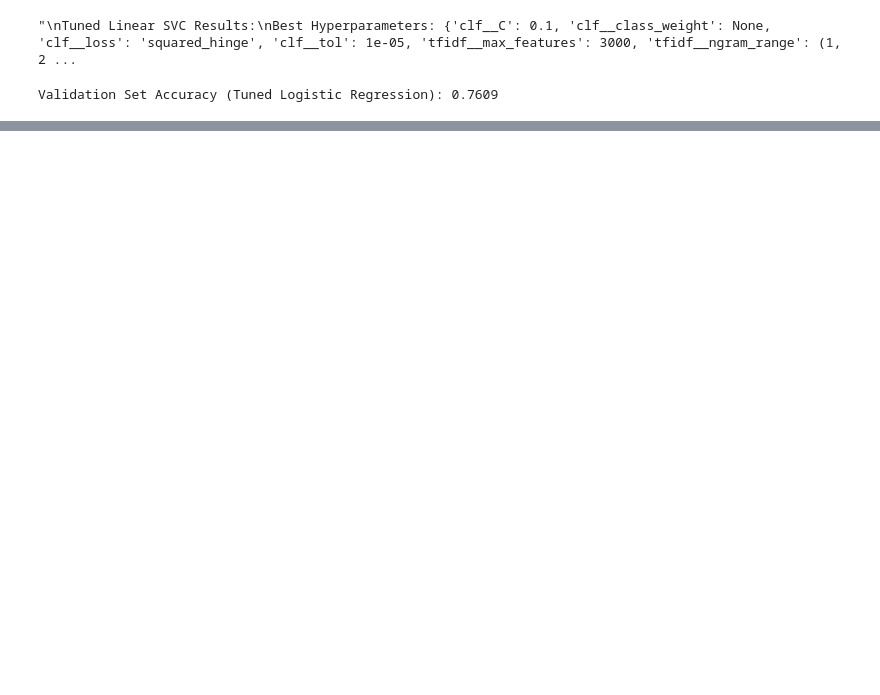
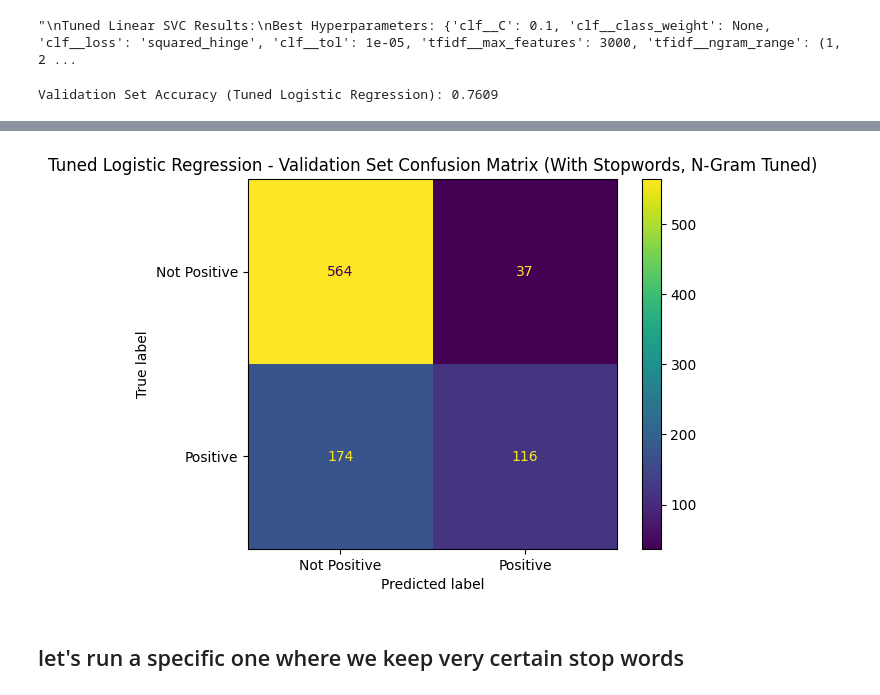
Before and after one commit to AndrewReusche/NLP_Sentiment_Analysis, a Jupyter notebook: data_exploratory_2.ipynb, the cells around one changed output, grey strips where cells are left out. Saved outputs shown, nothing was run; the diff lists cells and outputs as text; code cells hidden in the pictures; blank space fills up the shorter version.

Commit message:
finished tuning models and tuning preprocessing

```diff
--- a/data_exploratory_2.ipynb
+++ b/data_exploratory_2.ipynb
@@ -1683,0 +1610,20 @@ plt.show()
+# %%
+#set x and y
+X2= rel_raw_df['tweet_lem_wstop']
+y2= rel_raw_df['sentiment']
+
+#i want 80% training data, 10% validation data, and 10% test data
+
+#Train split (remain is the remaining data)
+X_train2, X_remain2, y_train2, y_remain2= train_test_split(X2, y2,
+                                                   test_size= 0.2,
+                                                   random_state= 24)
+
+#Val test split
+X_val2, X_test2, y_val2, y_test2= train_test_split(X_remain2, y_remain2,
+                                               test_size= 0.5,
+                                               random_state= 24)
+
+X_train_str2 = X_train2.apply(' '.join)
+X_val_str2 = X_val2.apply(' '.join)
+X_test_str2 = X_test2.apply(' '.join)
@@ -1683,0 +1699,53 @@ plt.show()
+# %%
+# Define the pipeline with tuned Logistic Regression
+pipeline_lr = Pipeline([
+    ('tfidf', TfidfVectorizer()),
+    ('clf', LogisticRegression(
+        C=1,
+        class_weight=None,
+        fit_intercept=True,
+        solver='saga',
+        tol=0.0001,
+        random_state=24
+    ))
+])
+
+# Parameter grid for ngram_range
+param_grid_lr = {
+    'tfidf__ngram_range': [(1, 2), (1, 3), (1, 4), (1, 5)],
+    'tfidf__max_features': [2000, 2500, 3000]
+}
+
+# Grid search
+grid_search_lr = GridSearchCV(
+    pipeline_lr,
+    param_grid_lr,
+    cv=5,
+    scoring='accuracy',
+    n_jobs=1,
+    verbose=1
+)
+
+# Fit
+grid_search_lr.fit(X_train_str2, y_train2)
+
+# Results
+best_train_cv_score_lr = grid_search_lr.best_score_
+best_model_lr = grid_search_lr.best_estimator_
+y_val_pred_lr = best_model_lr.predict(X_val_str2)
+val_accuracy_lr = accuracy_score(y_val2, y_val_pred_lr)
+best_params_lr = grid_search_lr.best_params_
+
+print("\nTuned Logistic Regression Results (With Stopwords, N-Gram Search):")
+print(f"Best Hyperparameters: {best_params_lr}")
+print(f"Best Train Cross-Validation Score: {best_train_cv_score_lr:.4f}")
+print(f"Validation Set Accuracy: {val_accuracy_lr:.4f}")
+print(f"Previous Validation Accuracy (With Stopwords, ngram=(1, 2)): 0.7632")
+
+# Confusion matrix
+cm_val = confusion_matrix(y_val2, y_val_pred_lr)
+disp = ConfusionMatrixDisplay(cm_val, display_labels=['Not Positive', 'Positive'])
+disp.plot()
+plt.title("Tuned Logistic Regression - Validation Set Confusion Matrix (With Stopwords, N-Gram Tuned)")
+plt.show()
+# %% [output]
@@ -1683,0 +1759,3 @@ plt.show()
+[figure, added]
+# %% [markdown]
+## let's run a specific one where we keep very certain stop words
```
Also changed, not shown: parts of 44 cells of this notebook.
